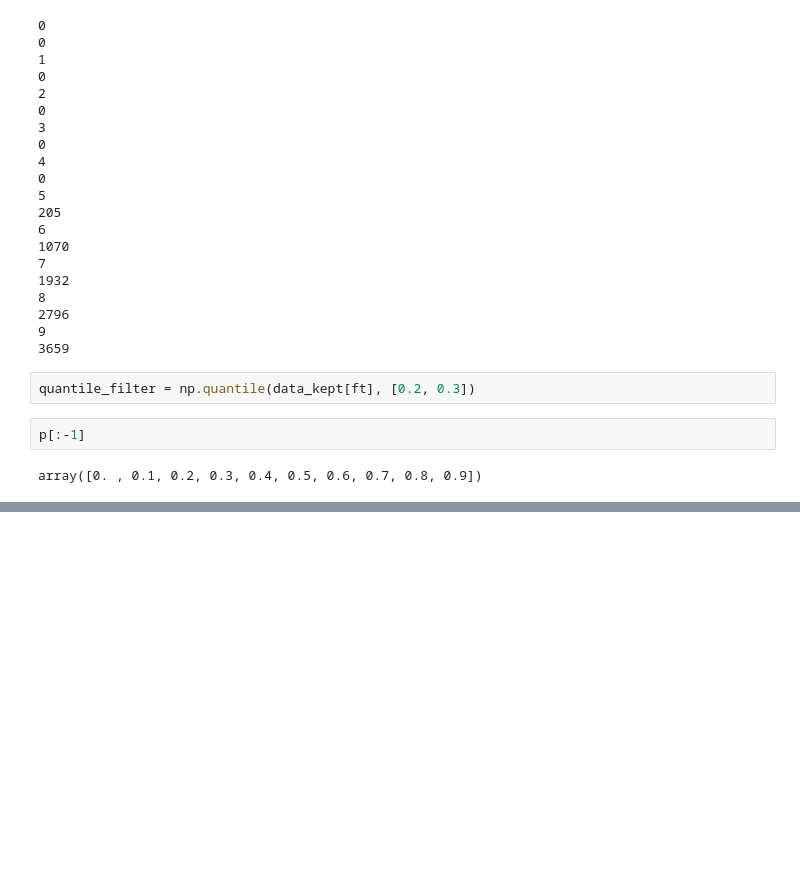
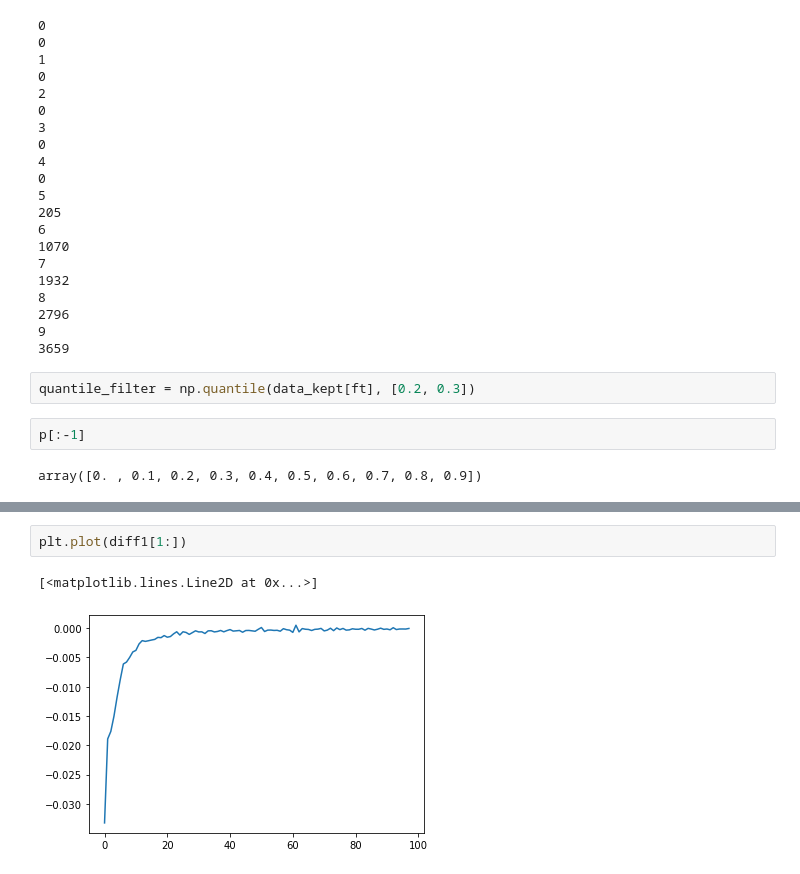
Before and after one commit to Addieduncan/customer-segmentation-project, a Jupyter notebook: inspect_data.ipynb, the cells around one changed output, grey strips where cells are left out. Saved outputs shown, nothing was run; the diff lists cells and outputs as text; blank space fills up the shorter version.

```diff
--- a/inspect_data.ipynb
+++ b/inspect_data.ipynb
@@ -624,0 +593,5 @@ np.quantile(data_kept['MINIMUM_PAYMENTS'],0)
+# %%
+plt.plot(diff1[1:])
+# %% [output]
+[<matplotlib.lines.Line2D at 0x...>]
+[figure, added]
```
Also changed, not shown: parts of 32 cells of this notebook, 3 other files.
